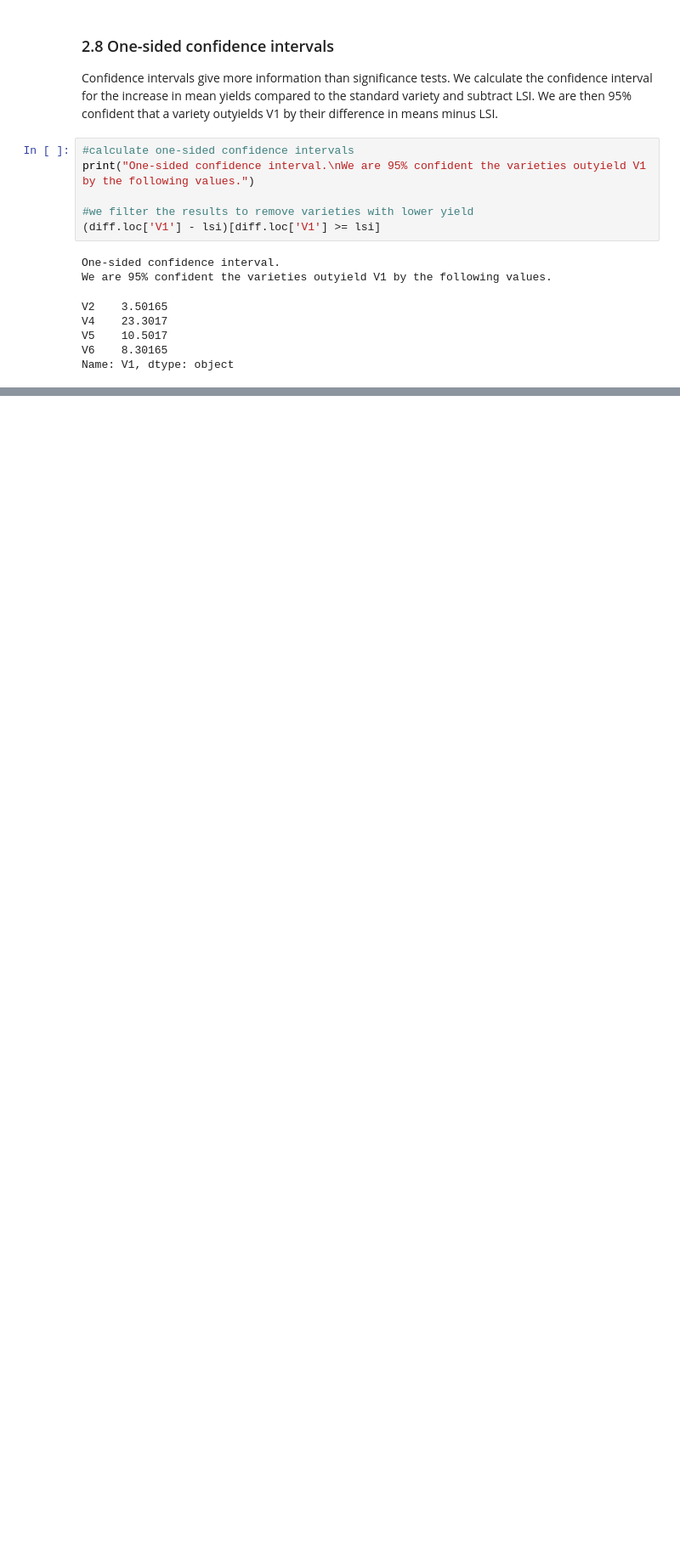
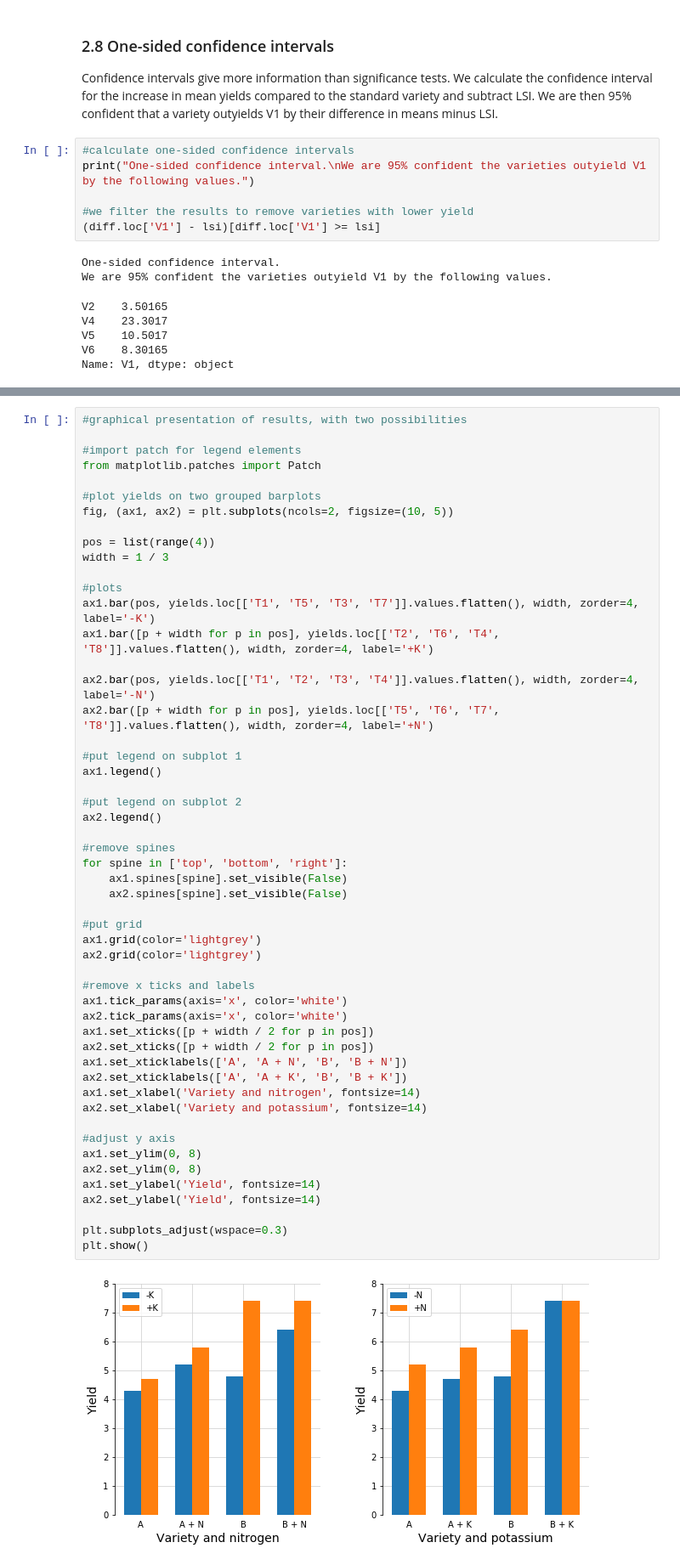
Before and after one commit to jschnab/statistics, a Jupyter notebook: multiple_mean_comparisons.ipynb, the cells around one changed output, grey strips where cells are left out. Shown at 85% size. Cells and saved outputs as stored; diff of their text form; blank space fills up the shorter version.

```diff
--- a/multiple_mean_comparisons.ipynb
+++ b/multiple_mean_comparisons.ipynb
@@ -267,0 +350,54 @@ Name: V1, dtype: object
+# %%
+#graphical presentation of results, with two possibilities
+
+#import patch for legend elements
+from matplotlib.patches import Patch
+
+#plot yields on two grouped barplots
+fig, (ax1, ax2) = plt.subplots(ncols=2, figsize=(10, 5))
+
+pos = list(range(4))
+width = 1 / 3
+
+#plots
+ax1.bar(pos, yields.loc[['T1', 'T5', 'T3', 'T7']].values.flatten(), width, zorder=4, label='-K')
+ax1.bar([p + width for p in pos], yields.loc[['T2', 'T6', 'T4', 'T8']].values.flatten(), width, zorder=4, label='+K')
+
+ax2.bar(pos, yields.loc[['T1', 'T2', 'T3', 'T4']].values.flatten(), width, zorder=4, label='-N')
+ax2.bar([p + width for p in pos], yields.loc[['T5', 'T6', 'T7', 'T8']].values.flatten(), width, zorder=4, label='+N')
+
+#put legend on subplot 1
+ax1.legend()
+
+#put legend on subplot 2
+ax2.legend()
+
+#remove spines
+for spine in ['top', 'bottom', 'right']:
+    ax1.spines[spine].set_visible(False)
+    ax2.spines[spine].set_visible(False)
+
+#put grid
+ax1.grid(color='lightgrey')
+ax2.grid(color='lightgrey')
+
+#remove x ticks and labels
+ax1.tick_params(axis='x', color='white')
+ax2.tick_params(axis='x', color='white')
+ax1.set_xticks([p + width / 2 for p in pos])
+ax2.set_xticks([p + width / 2 for p in pos])
+ax1.set_xticklabels(['A', 'A + N', 'B', 'B + N'])
+ax2.set_xticklabels(['A', 'A + K', 'B', 'B + K'])
+ax1.set_xlabel('Variety and nitrogen', fontsize=14)
+ax2.set_xlabel('Variety and potassium', fontsize=14)
+
+#adjust y axis
+ax1.set_ylim(0, 8)
+ax2.set_ylim(0, 8)
+ax1.set_ylabel('Yield', fontsize=14)
+ax2.set_ylabel('Yield', fontsize=14)
+
+plt.subplots_adjust(wspace=0.3)
+plt.show()
+# %% [output]
+[figure, added]
```
Also changed, not shown: parts of 16 cells of this notebook, 1 other file.
